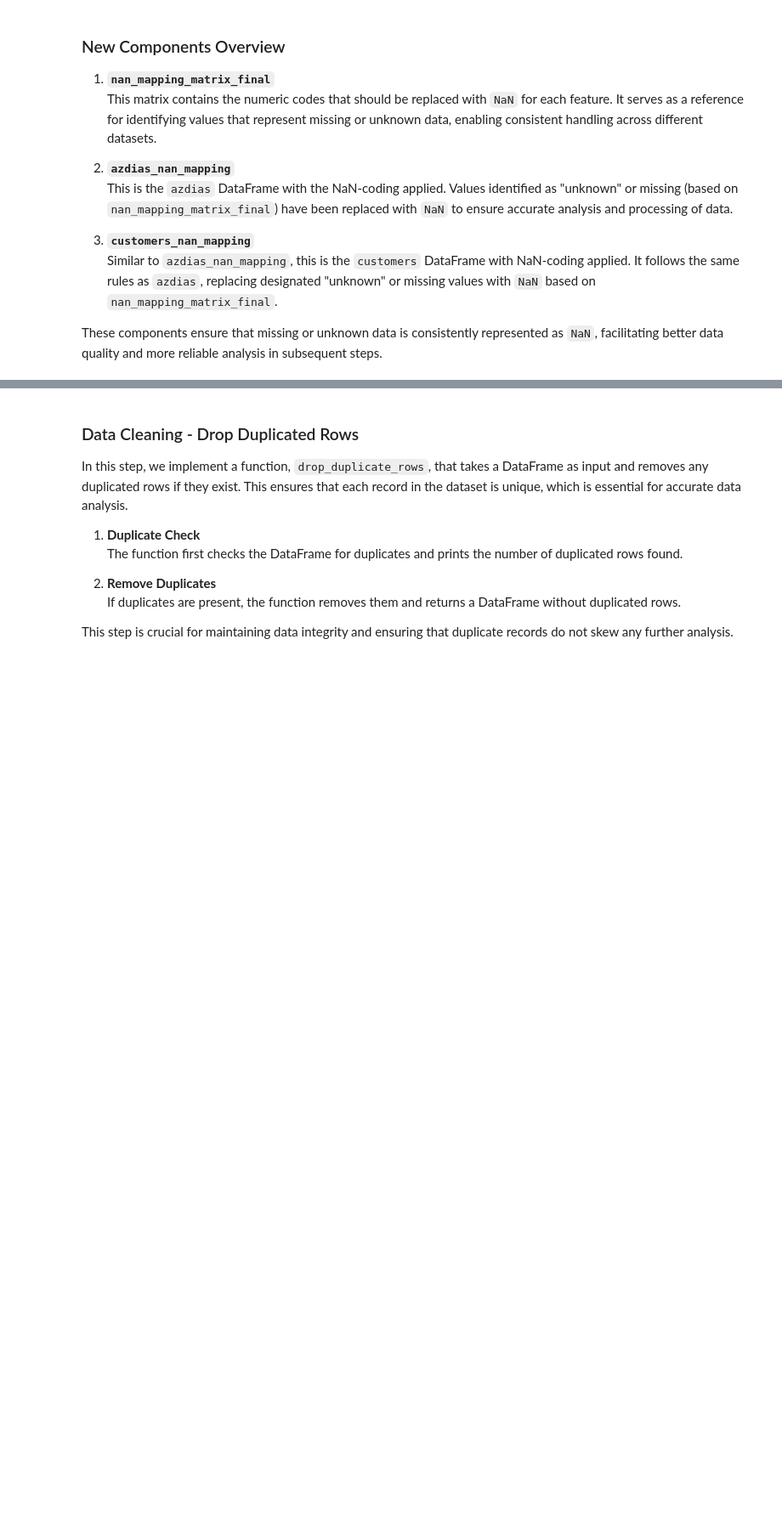
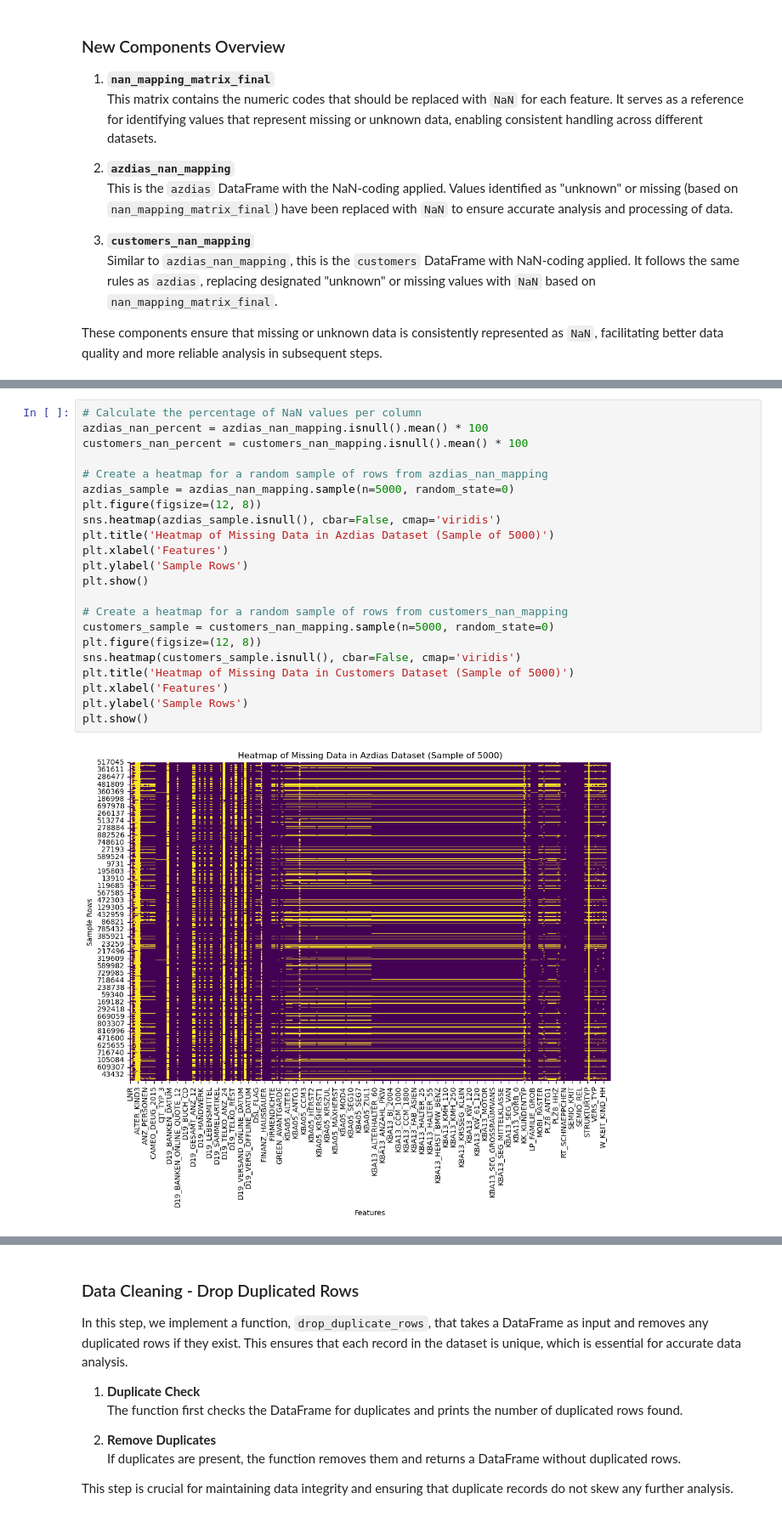
Before and after one commit to fabiandatascience/udacitycapstoneproject, a Jupyter notebook: Arvato Project Workbook.ipynb, the cells around one changed output, grey strips where cells are left out. Shown at 85% size. Drawn from its saved outputs; the diff is of its cells as text; blank space fills up the shorter version.

```diff
--- a/Arvato Project Workbook.ipynb
+++ b/Arvato Project Workbook.ipynb
@@ -686,0 +699,24 @@ These components ensure that missing or unknown data is consistently represented
+# %%
+# Calculate the percentage of NaN values per column
+azdias_nan_percent = azdias_nan_mapping.isnull().mean() * 100
+customers_nan_percent = customers_nan_mapping.isnull().mean() * 100
+
+# Create a heatmap for a random sample of rows from azdias_nan_mapping
+azdias_sample = azdias_nan_mapping.sample(n=5000, random_state=0)
+plt.figure(figsize=(12, 8))
+sns.heatmap(azdias_sample.isnull(), cbar=False, cmap='viridis')
+plt.title('Heatmap of Missing Data in Azdias Dataset (Sample of 5000)')
+plt.xlabel('Features')
+plt.ylabel('Sample Rows')
+plt.show()
+
+# Create a heatmap for a random sample of rows from customers_nan_mapping
+customers_sample = customers_nan_mapping.sample(n=5000, random_state=0)
+plt.figure(figsize=(12, 8))
+sns.heatmap(customers_sample.isnull(), cbar=False, cmap='viridis')
+plt.title('Heatmap of Missing Data in Customers Dataset (Sample of 5000)')
+plt.xlabel('Features')
+plt.ylabel('Sample Rows')
+plt.show()
+# %% [output]
+[figure, added]
```
Also changed, not shown: parts of 23 cells of this notebook.
